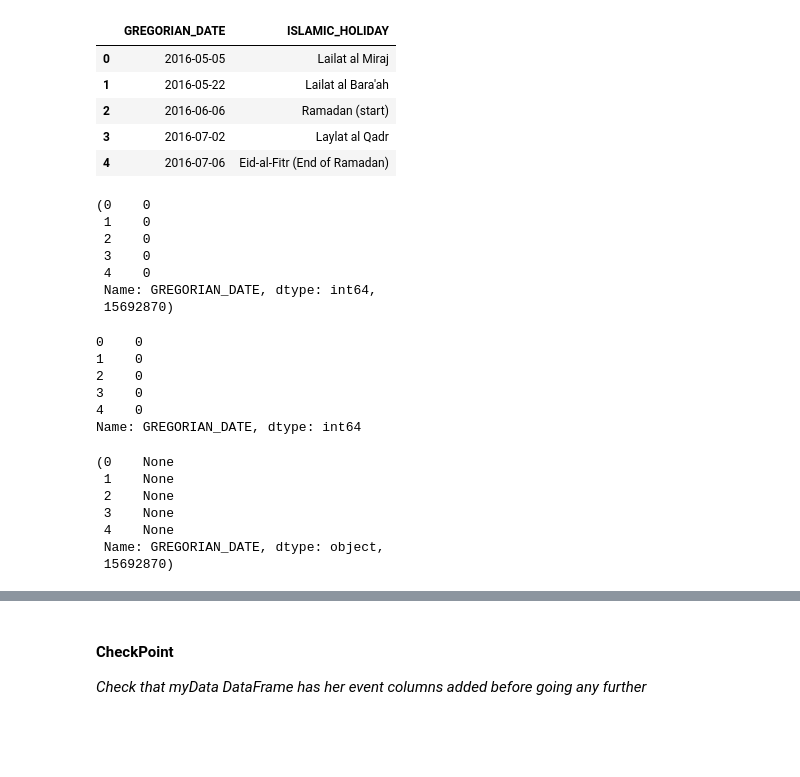
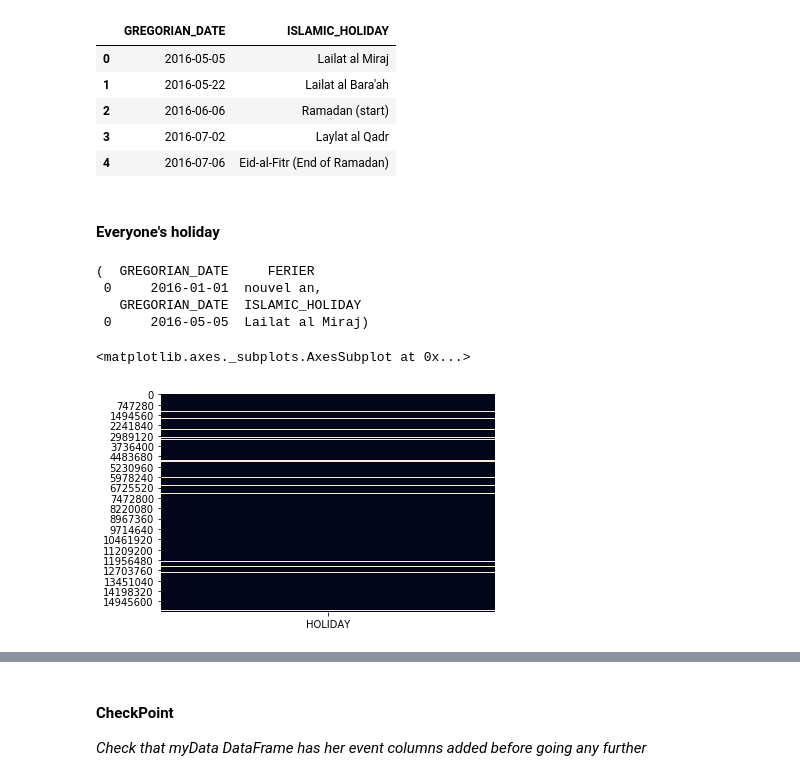
Before and after one commit to IsmailELY/Machine_Learning_for_Forecasting_Sales, a Jupyter notebook: First_step.ipynb, the cells around one changed output, grey strips where cells are left out. Cells and saved outputs as stored; diff of their text form; code cells hidden in the pictures; blank space fills up the shorter version.

Commit message:
fixing some bug in holidays data

```diff
--- a/First_step.ipynb
+++ b/First_step.ipynb
@@ -114,9 +113,9 @@ myData.head()
 | 3 | S02001 | Samedi, Centre ville 1 | 02/0005 | M | M | R0201 | ... |
 | 4 | S02001 | Samedi, Centre ville 1 | 02/0006 | M | M | R0201 | ... |
 # %%
-alger_holi = pd.read_csv("algerian_holiday.csv",header=0,encoding="latin-1")
-scolar_holi = pd.read_csv("scolar_holidays.csv",header=0,encoding="utf-16")
-hijri_events = pd.read_csv("hijri_holidays.csv",header=0,encoding="latin-1")
+alger_holi = pd.read_csv(csv_path+"Data\\algerian_holiday.csv",usecols=["GREGORIAN_DATE","FERIER"],header=0,encoding="latin-1")
+hijri_events = pd.read_csv(csv_path+"Data\\hijri_holidays.csv",header=0,encoding="latin-1")
+scolar_holi = pd.read_csv(csv_path+"Data\\scolar_holidays.csv",header=0,encoding="utf-16")
 hijri_events.head()
 # %% [output]
 |  | GREGORIAN_DATE | ISLAMIC_HOLIDAY |
@@ -125,46 +124,23 @@ hijri_events.head()
 | 2 | 2016-06-06 | Ramadan (start) |
 | 3 | 2016-07-02 | Laylat al Qadr |
 | 4 | 2016-07-06 | Eid-al-Fitr (End of Ramadan) |
-# %%
-def holiday(date,dates):
-    if date in dates:
-        return 1
-    else:
-        return 0
-algerH_serie = myData["GREGORIAN_DATE"].map(lambda x: holiday(x,alger_holi["GREGORIAN_DATE"].tolist()))
-algerH_serie.head(),algerH_serie.size
-# %% [output]
-(0    0
- 1    0
- 2    0
- 3    0
- 4    0
- Name: GREGORIAN_DATE, dtype: int64,
- 15692870)
-# %%
-scolarH_serie = myData["GREGORIAN_DATE"].map(lambda x: holiday(x,scolar_holi["GREGORIAN_DATE"].tolist()))
-scolarH_serie.head(),scolarH_serie.size
-# %% [output]
-0    0
-1    0
-2    0
-3    0
-4    0
-Name: GREGORIAN_DATE, dtype: int64
-# %%
-def hijri_holiday(date,dates,event):
-    for i in range(len(dates)):
-        if date==dates[i]:
-            return event[i]
-        else:
-            return "None"
-hijri_serie = myData["GREGORIAN_DATE"].map(lambda x: hijri_holiday(x,hijri_events["GREGORIAN_DATE"].tolist(),hijri_events["ISLAMIC_HOLIDAY"].tolist()))
-hijri_serie.head(),hijri_serie.size
-# %% [output]
-(0    None
- 1    None
- 2    None
- 3    None
- 4    None
- Name: GREGORIAN_DATE, dtype: object,
- 15692870)
+# %% [markdown]
+#### Everyone's holiday
+# %%
+def data_format(date):
+    date = date.split("/")
+    return f'{date[2]}-{int(date[1]):02d}-{int(date[0]):02d}'
+alger_holi["GREGORIAN_DATE"]=alger_holi["GREGORIAN_DATE"].map(lambda x: data_format(x))
+alger_holi.head(1), hijri_events.head(1)
+# %% [output]
+(  GREGORIAN_DATE     FERIER
+ 0     2016-01-01  nouvel an,
+   GREGORIAN_DATE  ISLAMIC_HOLIDAY
+ 0     2016-05-05  Lailat al Miraj)
+# %%
+myData2["HOLIDAY"]=0
+myData2.loc[(myData2["GREGORIAN_DATE"].isin(alger_holi["GREGORIAN_DATE"].tolist())),"HOLIDAY"]=1
+sns.heatmap(myData2["HOLIDAY"].to_frame(),cbar=False)
+# %% [output]
+<matplotlib.axes._subplots.AxesSubplot at 0x...>
+[figure, added]
```
Also changed, not shown: parts of 19 cells of this notebook.
